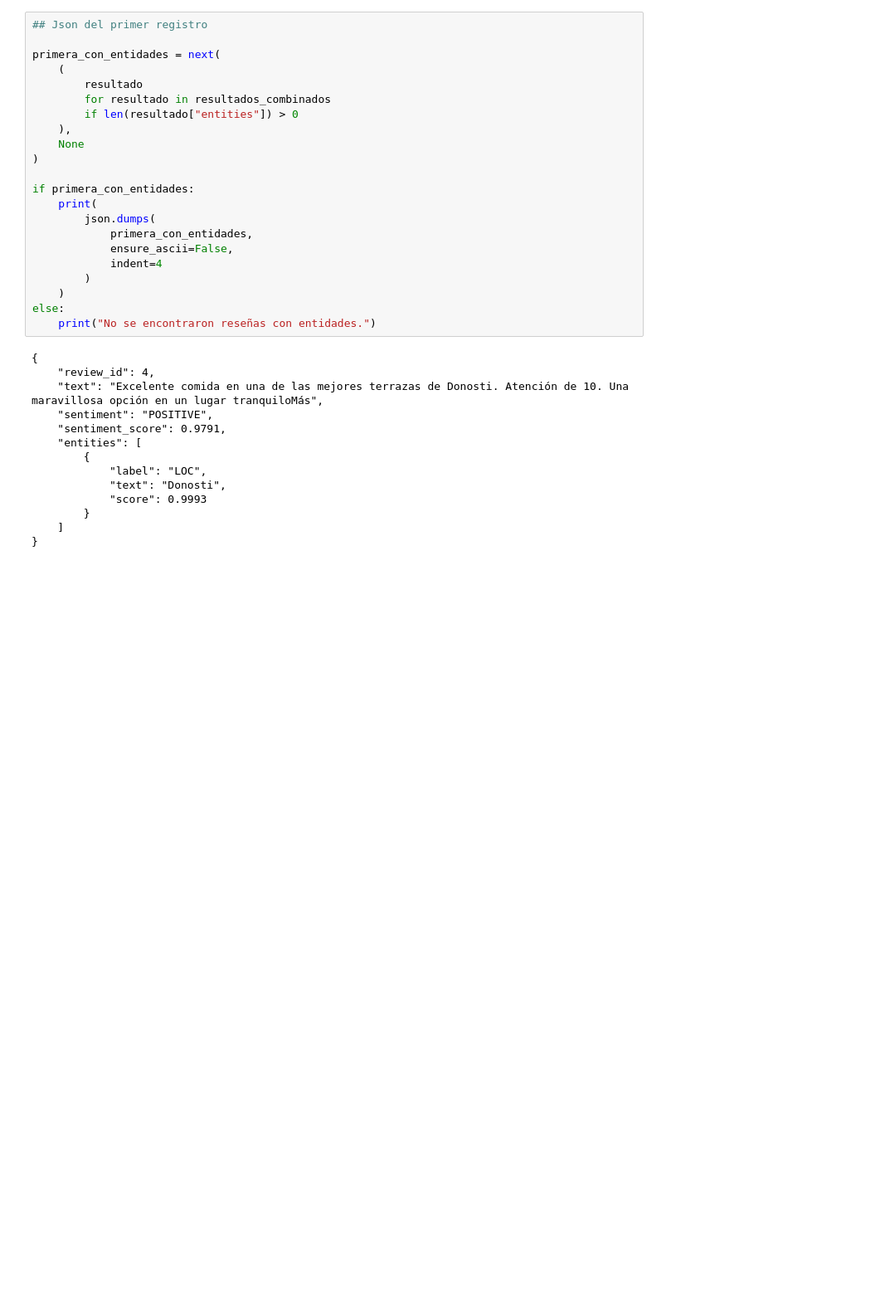
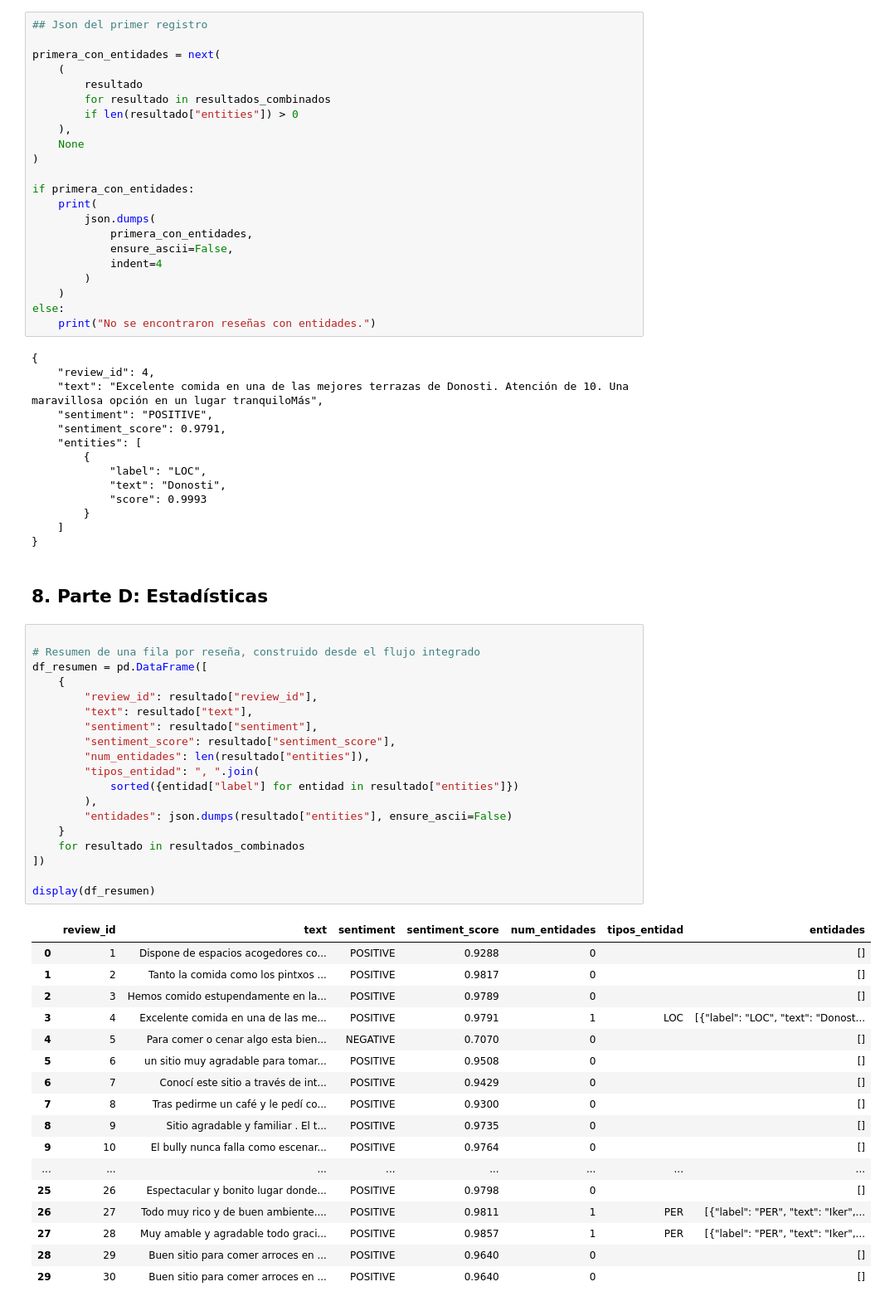
Before and after one commit to donmatthiuz/NLP, a Jupyter notebook: Lab4.ipynb, the cells around one changed output. Shown at 83% size. Drawn from its saved outputs; the diff is of its cells as text; blank space fills up the shorter version.

```diff
--- a/Lab4.ipynb
+++ b/Lab4.ipynb
@@ -311,3 +313,42 @@ else:
         }
     ]
 }
+# %% [markdown]
+## 8. Parte D: Estadísticas
+# %%
+
+# Resumen de una fila por reseña, construido desde el flujo integrado
+df_resumen = pd.DataFrame([
+    {
+        "review_id": resultado["review_id"],
+        "text": resultado["text"],
+        "sentiment": resultado["sentiment"],
+        "sentiment_score": resultado["sentiment_score"],
+        "num_entidades": len(resultado["entities"]),
+        "tipos_entidad": ", ".join(
+            sorted({entidad["label"] for entidad in resultado["entities"]})
+        ),
+        "entidades": json.dumps(resultado["entities"], ensure_ascii=False)
+    }
+    for resultado in resultados_combinados
+])
+
+display(df_resumen)
+# %% [output]
+|  | review_id | text | sentiment | sentiment_score | num_entidades | tipos_entidad | entidades |
+| 0 | 1 | Dispone de espacios acogedores co... | POSITIVE | 0.9288 | 0 |  | [] |
+| 1 | 2 | Tanto la comida como los pintxos ... | POSITIVE | 0.9817 | 0 |  | [] |
+| 2 | 3 | Hemos comido estupendamente en la... | POSITIVE | 0.9789 | 0 |  | [] |
+| 3 | 4 | Excelente comida en una de las me... | POSITIVE | 0.9791 | 1 | LOC | [{"label": "LOC", "text": "Donost... |
+| 4 | 5 | Para comer o cenar algo esta bien... | NEGATIVE | 0.7070 | 0 |  | [] |
+| 5 | 6 | un sitio muy agradable para tomar... | POSITIVE | 0.9508 | 0 |  | [] |
+| 6 | 7 | Conocí este sitio a través de int... | POSITIVE | 0.9429 | 0 |  | [] |
+| 7 | 8 | Tras pedirme un café y le pedí co... | POSITIVE | 0.9300 | 0 |  | [] |
+| 8 | 9 | Sitio agradable y familiar . El t... | POSITIVE | 0.9735 | 0 |  | [] |
+| 9 | 10 | El bully nunca falla como escenar... | POSITIVE | 0.9764 | 0 |  | [] |
+| ... | ... | ... | ... | ... | ... | ... | ... |
+| 25 | 26 | Espectacular y bonito lugar donde... | POSITIVE | 0.9798 | 0 |  | [] |
+| 26 | 27 | Todo muy rico y de buen ambiente.... | POSITIVE | 0.9811 | 1 | PER | [{"label": "PER", "text": "Iker",... |
+| 27 | 28 | Muy amable y agradable todo graci... | POSITIVE | 0.9857 | 1 | PER | [{"label": "PER", "text": "Iker",... |
+| 28 | 29 | Buen sitio para comer arroces en ... | POSITIVE | 0.9640 | 0 |  | [] |
+| 29 | 30 | Buen sitio para comer arroces en ... | POSITIVE | 0.9640 | 0 |  | [] |
```
Also changed, not shown: parts of 10 cells of this notebook, 1 other file.
